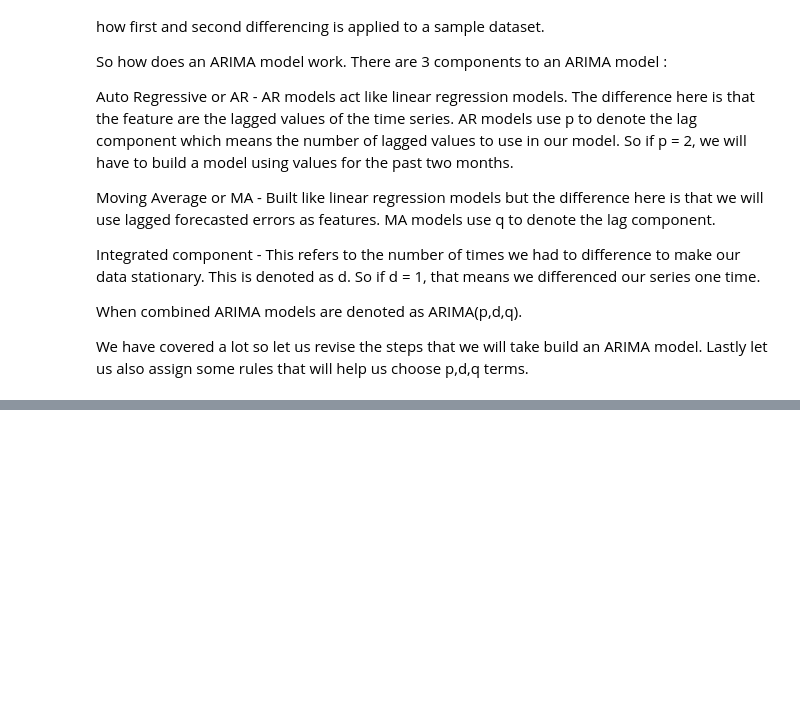
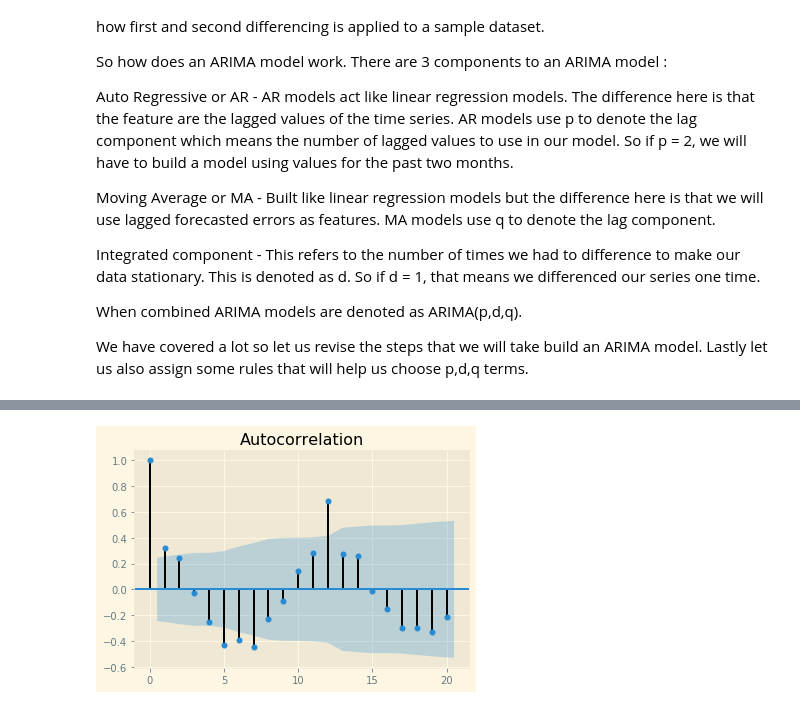
Before and after one commit to hamzajabbarr/time_series_forecasting_example, a Jupyter notebook: Time_series.ipynb, the cells around one changed output, grey strips where cells are left out. Cells and saved outputs as stored; diff of their text form; code cells hidden in the pictures; blank space fills up the shorter version.

```diff
--- a/Time_series.ipynb
+++ b/Time_series.ipynb
@@ -38,6 +40,6 @@ os.listdir()
  'Time_series.ipynb']
 # %%
-data = pd.read_excel(os.listdir()[3])
+data = pd.read_excel(os.listdir()[4])
 # %%
 data.head()
 # %% [output]
@@ -638,0 +648,2 @@ We have covered a lot so let us revise the steps that we will take build an ARIM
+# %%
+train['Sales Diff'] = train.diff(periods = 1)
@@ -638,0 +666,4 @@ We have covered a lot so let us revise the steps that we will take build an ARIM
+# %%
+acf_1 = plot_acf(train['Sales Diff'][1:], lags = 20)
+# %% [output]
+[figure, added]
```
Also changed, not shown: parts of 16 cells of this notebook.
